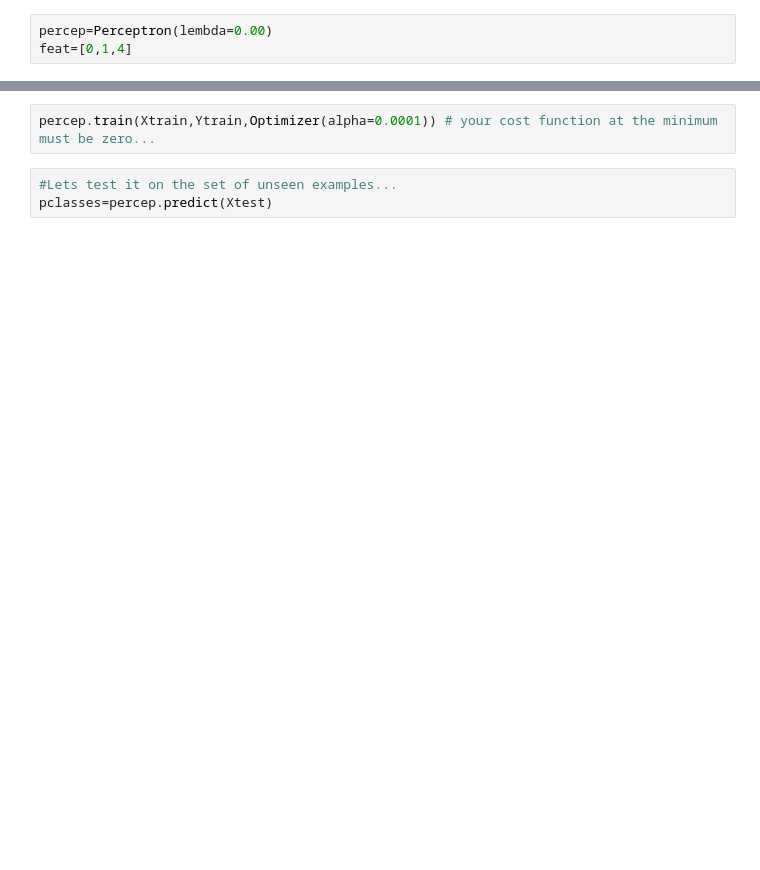
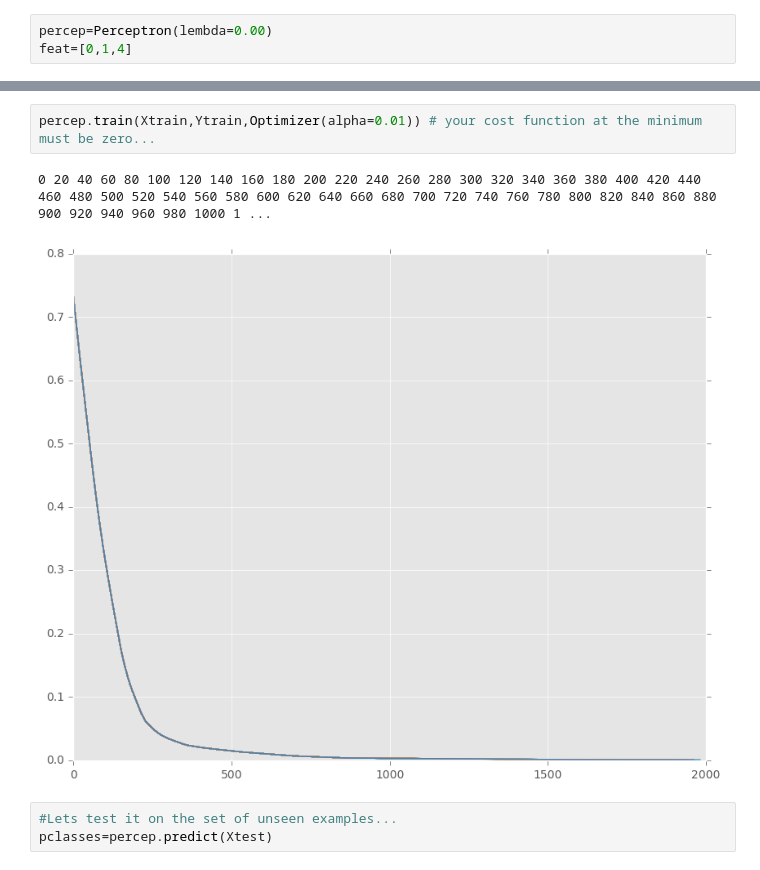
Before and after one commit to muneebaadil/CS429-Data-Mining-NUCES, a Jupyter notebook: Assignments/Assignment06/Assignment#5c-Perceptron.ipynb, the cells around one changed output, grey strips where cells are left out. Drawn from its saved outputs; the diff is of its cells as text; blank space fills up the shorter version.

```diff
--- a/Assignments/Assignment06/Assignment#5c-Perceptron.ipynb
+++ b/Assignments/Assignment06/Assignment#5c-Perceptron.ipynb
@@ -207,5 +303,8 @@ print " Test Data Set Dimensions=", Xtest.shape, "Test True Class labels dimensi
 # %%
-percep.train(Xtrain,Ytrain,Optimizer(alpha=0.0001)) # your cost function at the minimum must be zero...
+percep.train(Xtrain,Ytrain,Optimizer(alpha=0.01)) # your cost function at the minimum must be zero...
+# %% [output]
+0 20 40 60 80 100 120 140 160 180 200 220 240 260 280 300 320 340 360 380 400 420 440 460 480 500 520 540 560 580 600 620 640 660 680 700 720 740 760 780 800 820 840 860 880 900 920 940 960 980 1000 1 ...
+[figure, added]
 # %%
 #Lets test it on the set of unseen examples...
 pclasses=percep.predict(Xtest)
```
Also changed, not shown: parts of 15 cells of this notebook, 6 other files.
